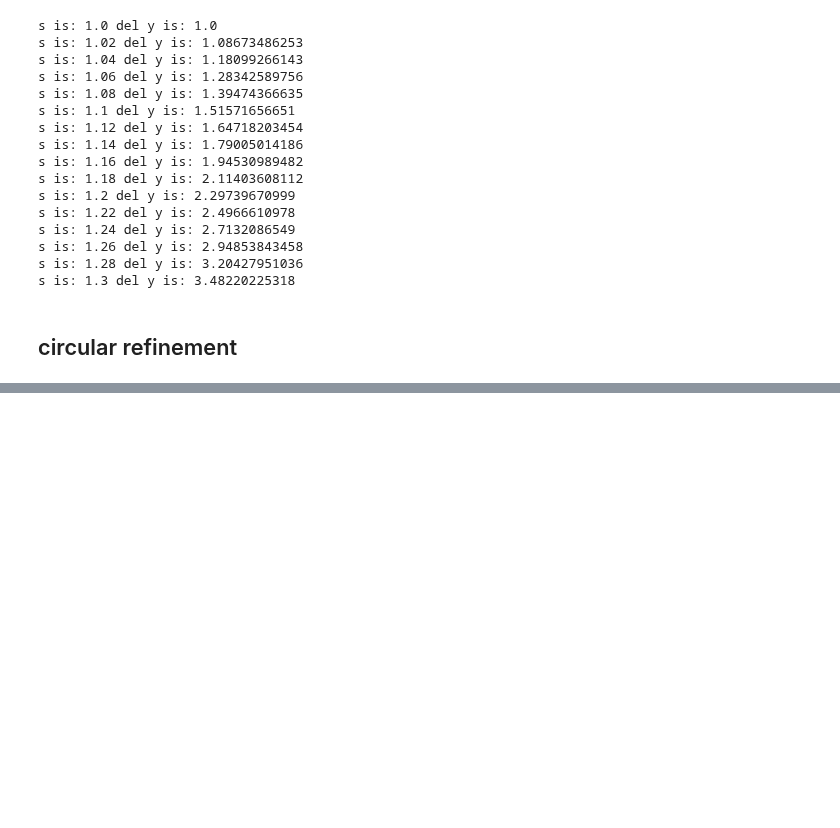
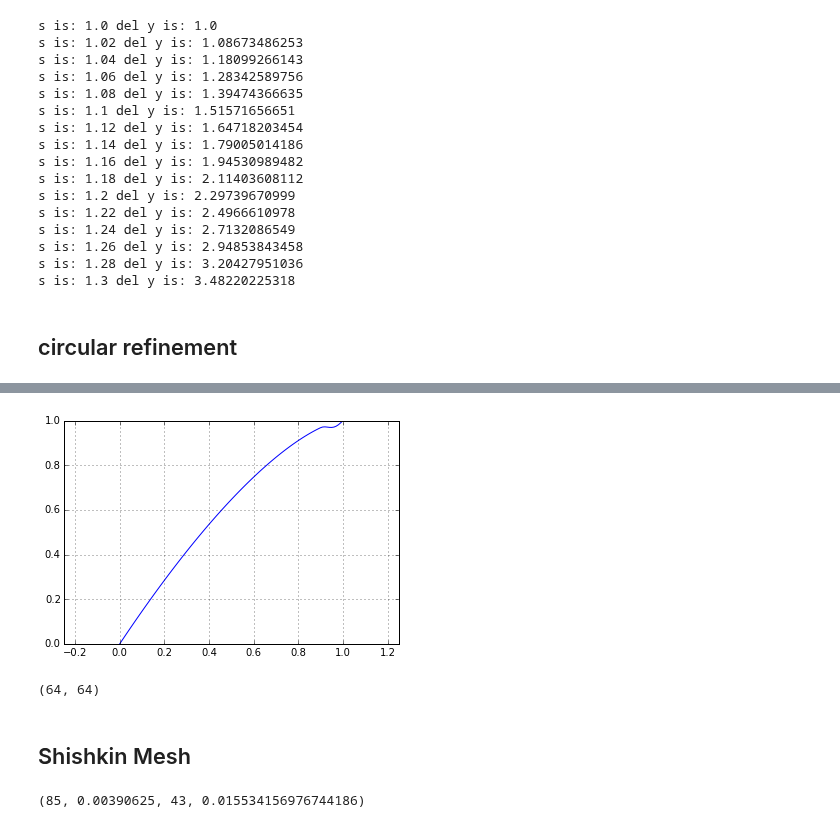
Before and after one commit to dansand/uw-bits, a Jupyter notebook: mesh_refine/exp_refine.ipynb, the cells around one changed output, grey strips where cells are left out. Saved outputs shown, nothing was run; the diff lists cells and outputs as text; code cells hidden in the pictures; blank space fills up the shorter version.

Commit message:
some work on mesh refinment

```diff
--- a/mesh_refine/exp_refine.ipynb
+++ b/mesh_refine/exp_refine.ipynb
@@ -278,9 +153,9 @@ for index, coord in enumerate(linearMesh.data):
     newys.append(newy)
     newxs.append(newx)
 # %%
-with linearMesh.deform_mesh():
-    linearMesh.data[:,1] = newys
-    linearMesh.data[:,0] = newxs
+with mesh.deform_mesh():
+    mesh.data[:,1] = newys
+    mesh.data[:,0] = newxs
 # %%
 # gLucifer visualisation of mesh
 fig = glucifer.Figure( figsize=(800,400) )
@@ -327,14 +203,3 @@ s is: 1.28 del y is: 3.20427951036
 s is: 1.3 del y is: 3.48220225318
 # %% [markdown]
 ## circular refinement
-# %%
-# create mesh objects
-meshX = 64
-meshY = 64
-
-mesh = uw.mesh.FeMesh_Cartesian( elementType = ("Q1/dQ0"),
-                                 elementRes  = (meshX, meshY),
-                                 minCoord    = (0., 0.),
-                                 maxCoord    = (1., 1.))
-linearMesh   = mesh
-constantMesh = mesh.subMesh
@@ -375,2 +242,2 @@ def circ_attractor(mesh, beta, origin = [0.,1.],target = 0.5, vcutoff=None, hcut
 # %%
-newcoords = circ_attractor(mesh, 1000., origin = [0.5,0.5], target = 2)
+newcoords = circ_attractor(mesh, origin = [0.51,0.51], target = 2)
@@ -398,0 +302,39 @@ fig.show()
+# %%
+s = 1.5
+
+a = 0.00
+b = 1.
+yorig = np.linspace(a,b,100)
+
+begin_taper = 0.9
+
+#yp1 = [1. - (a + (b-a)*((1 - Y)/(b-a))**s) for Y in yorig ]
+#y2 = [i + amp*(gauss(i-cent,sig)) for i in yp1]
+
+y2 = []
+for y0 in yorig:
+    yp1 = 1. - (a + (b-a)*((1 - y0)/(b-a))**s)
+    #print(y0, yp1)
+    if y0 < begin_taper:
+        newy = yp1
+    else:
+        lamb = math.pi/(maxY - begin_taper)
+        taper = 0.5* ((math.cos(lamb*(y0 - begin_taper))) + 1.)
+        dy = (yp1 - y0)
+
+        newy = y0 + dy *taper
+    y2.append(newy)
+
+
+#pyplot.plot(yorig, yorig)
+pyplot.plot(yorig, y2)
+pyplot.axis('equal')
+pyplot.grid()
+# %% [output]
+[figure, added]
+# %%
+mesh.elementRes
+# %% [output]
+(64, 64)
+# %% [markdown]
+## Shishkin Mesh
@@ -398,0 +367,4 @@ fig.show()
+# %%
+coarse_fine_division(mesh, refine_by=2., relax_by =0.5)
+# %% [output]
+(85, 0.00390625, 43, 0.015534156976744186)
```
Also changed, not shown: parts of 53 cells of this notebook, 2 other files.
